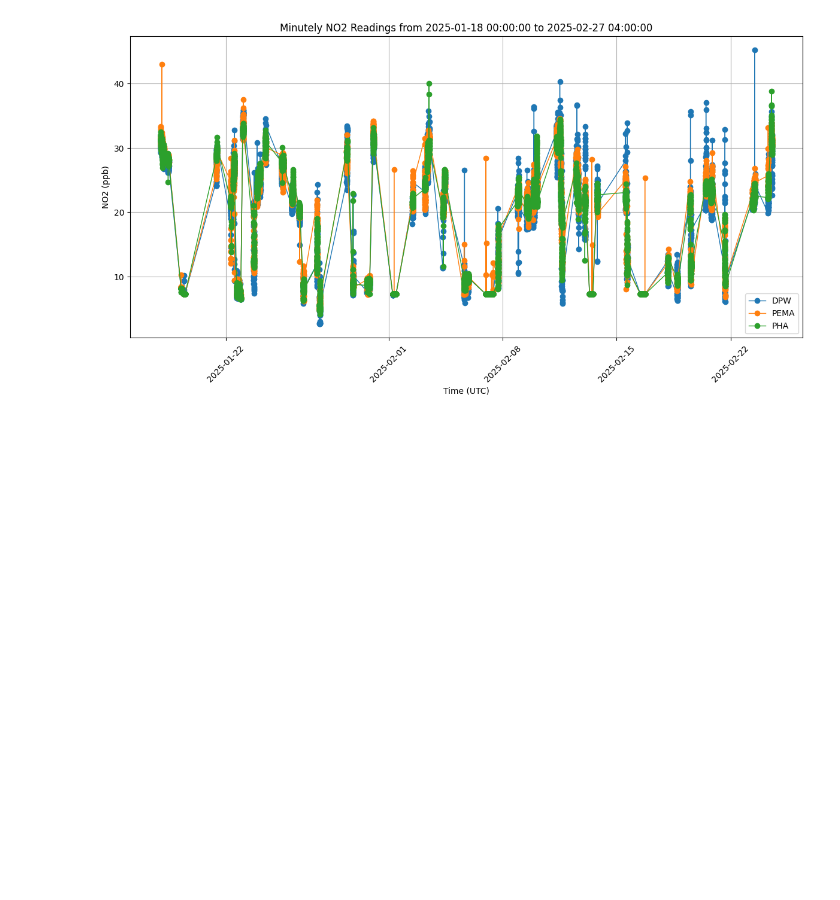
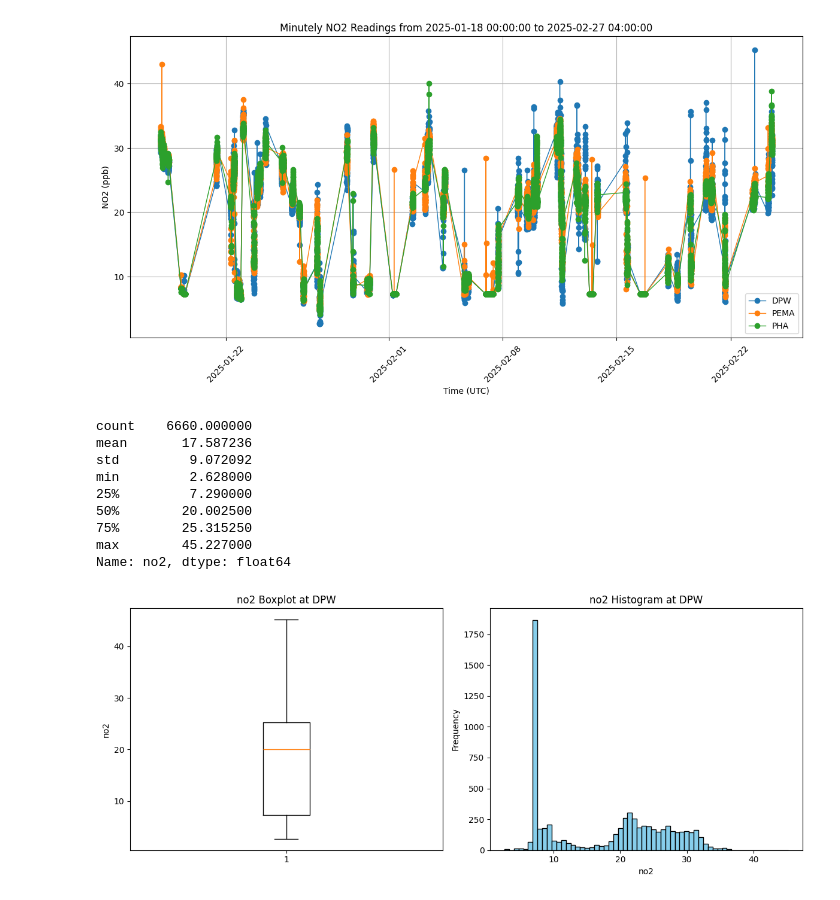
Before and after one commit to jacklardner/calibrationEDA, a Jupyter notebook: qaqlowRSDEDA.ipynb, the cells around one changed output. Drawn from its saved outputs; the diff is of its cells as text; code cells hidden in the pictures; blank space fills up the shorter version.

```diff
--- a/qaqlowRSDEDA.ipynb
+++ b/qaqlowRSDEDA.ipynb
@@ -287,3 +266,38 @@ plt.xticks(rotation=45)
 plt.show()
 # %% [output]
 [figure]
+# %%
+#function to explore continous variables in time
+def plot_box_and_histogram(column, site, site_string):
+    fig, axes = plt.subplots(1, 2, figsize=(12, 5))
+
+    data = site[column].dropna()
+
+    axes[0].boxplot(data)
+    boxplot_title = str(column) + " Boxplot at " + str(site_string)
+    axes[0].set_title(boxplot_title)
+    axes[0].set_ylabel(column)
+
+
+    axes[1].hist(site[column], bins=60, color="skyblue", edgecolor="black")
+    histogram_title = str(column) + " Histogram at " + str(site_string)
+    axes[1].set_title(histogram_title)
+    axes[1].set_xlabel(column)
+    axes[1].set_ylabel("Frequency")
+
+    plt.tight_layout()
+    plt.show()
+# %%
+print(dpw_subset["no2"].describe())
+plot_box_and_histogram("no2", dpw_subset, "DPW")
+# %% [output]
+count    6660.000000
+mean       17.587236
+std         9.072092
+min         2.628000
+25%         7.290000
+50%        20.002500
+75%        25.315250
+max        45.227000
+Name: no2, dtype: float64
+[figure, added]
```
Also changed, not shown: parts of 5 cells of this notebook, 9 other files.
